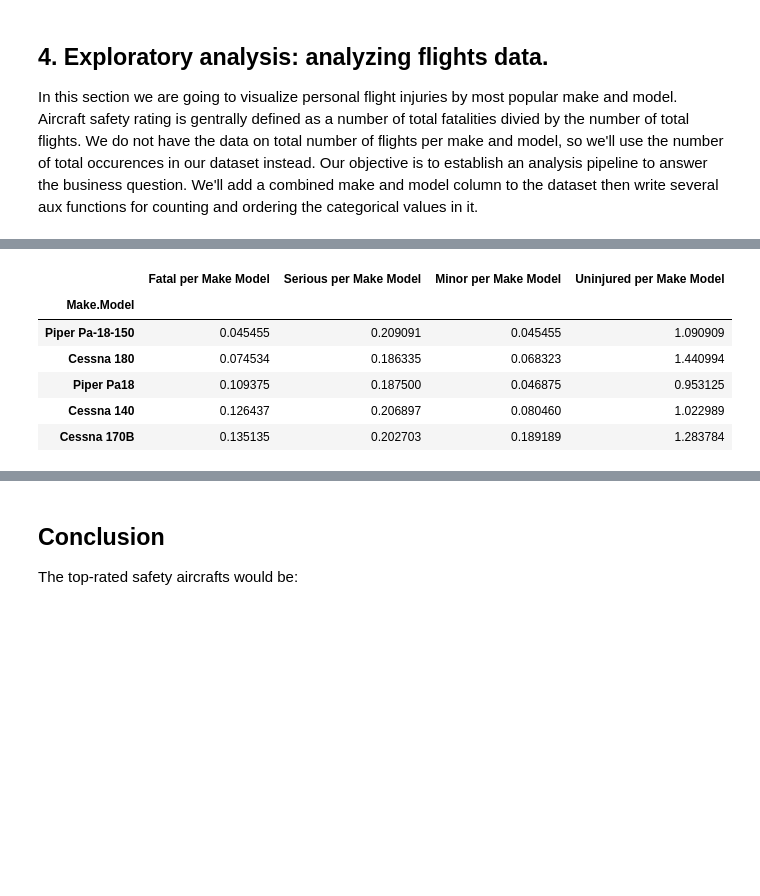
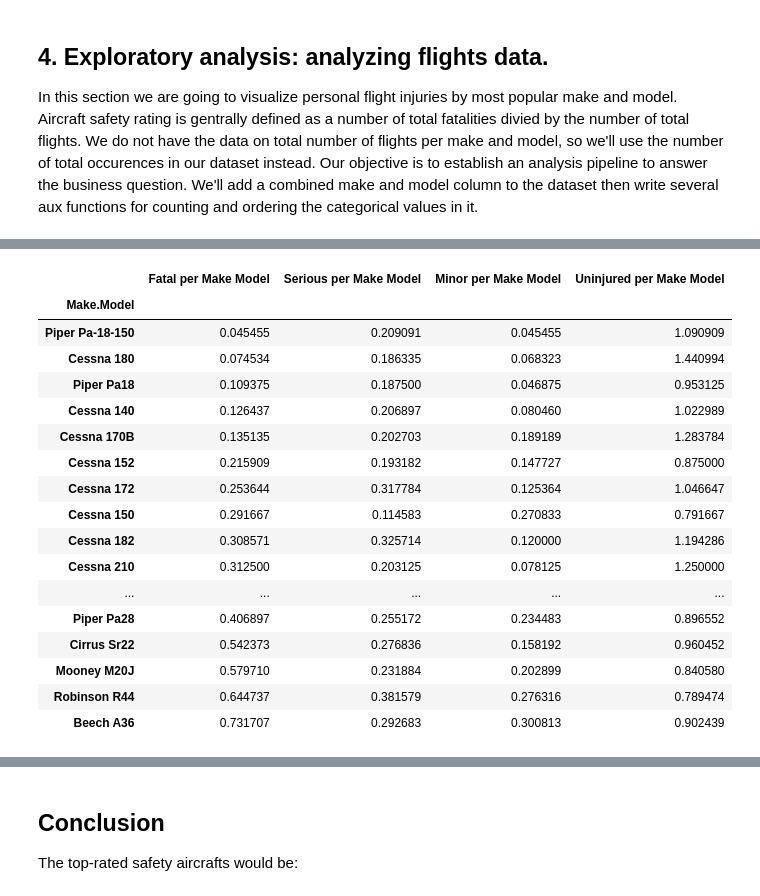
Before and after one commit to leksea/dsc-phase-1-project, a Jupyter notebook: Alexandra Yakovleva Phase 1 DS Flex Final Project.ipynb, the cells around one changed output, grey strips where cells are left out. Saved outputs shown, nothing was run; the diff lists cells and outputs as text; code cells hidden in the pictures; blank space fills up the shorter version.

```diff
--- a/Alexandra Yakovleva Phase 1 DS Flex Final Project.ipynb
+++ b/Alexandra Yakovleva Phase 1 DS Flex Final Project.ipynb
@@ -662,14 +694,25 @@ axs[1, 1].figure.savefig(os.path.join(directory_out, 'Inj_By_Flight_Instructiona
 # %%
 # the 8 safest planes for personal use:
-df_pers_norm.head(8)
+df_pers_norm.head(20)
 # %% [output]
 |  | Fatal per Make Model | Serious per Make Model | Minor per Make Model | Uninjured per Make Model |
 | Make.Model |  |  |  |  |
 | Piper Pa-18-150 | 0.045455 | 0.209091 | 0.045455 | 1.090909 |
 | Cessna 180 | 0.074534 | 0.186335 | 0.068323 | 1.440994 |
 | Piper Pa18 | 0.109375 | 0.187500 | 0.046875 | 0.953125 |
 | Cessna 140 | 0.126437 | 0.206897 | 0.080460 | 1.022989 |
 | Cessna 170B | 0.135135 | 0.202703 | 0.189189 | 1.283784 |
+| Cessna 152 | 0.215909 | 0.193182 | 0.147727 | 0.875000 |
+| Cessna 172 | 0.253644 | 0.317784 | 0.125364 | 1.046647 |
+| Cessna 150 | 0.291667 | 0.114583 | 0.270833 | 0.791667 |
+| Cessna 182 | 0.308571 | 0.325714 | 0.120000 | 1.194286 |
+| Cessna 210 | 0.312500 | 0.203125 | 0.078125 | 1.250000 |
+| ... | ... | ... | ... | ... |
+| Piper Pa28 | 0.406897 | 0.255172 | 0.234483 | 0.896552 |
+| Cirrus Sr22 | 0.542373 | 0.276836 | 0.158192 | 0.960452 |
+| Mooney M20J | 0.579710 | 0.231884 | 0.202899 | 0.840580 |
+| Robinson R44 | 0.644737 | 0.381579 | 0.276316 | 0.789474 |
+| Beech A36 | 0.731707 | 0.292683 | 0.300813 | 0.902439 |
 # %%
 # the 8 safest planes for commercial use:
 df_comm_norm.head(8)
```
Also changed, not shown: parts of 6 cells of this notebook, 19 other files.
